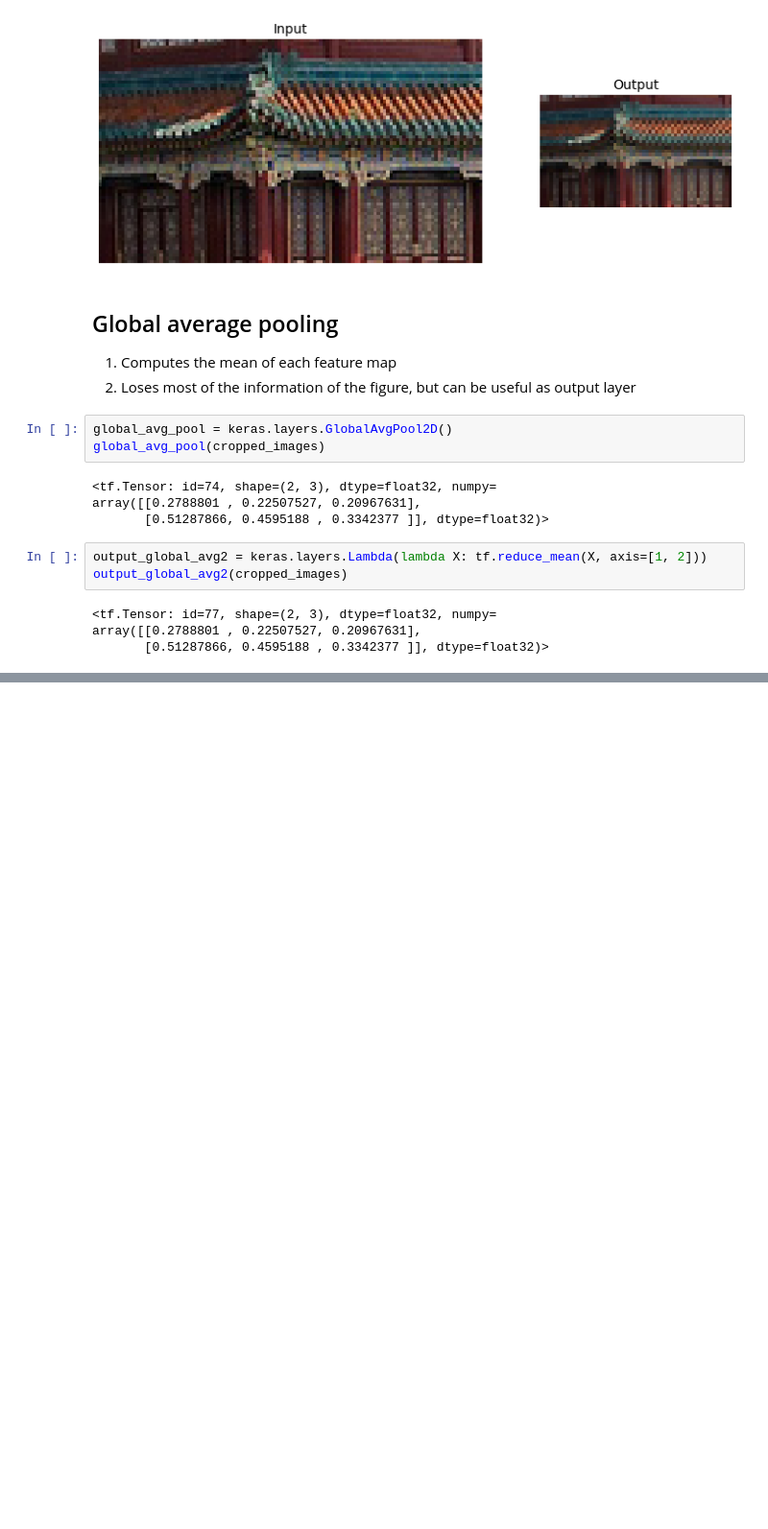
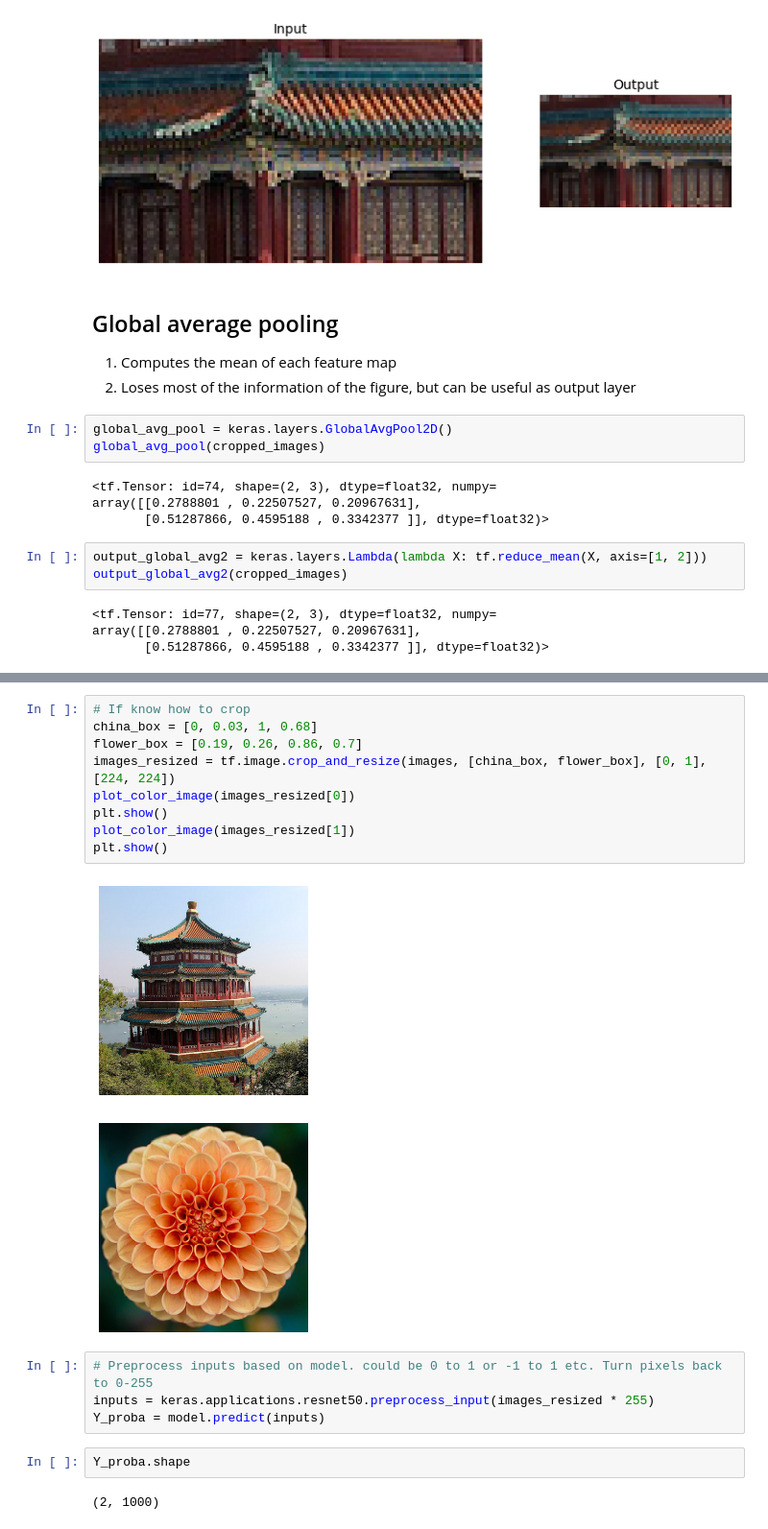
Before and after one commit to adibhandari/neural_nets_101, a Jupyter notebook: src/CNN.ipynb, the cells around one changed output, grey strips where cells are left out. Shown at 96% size. Saved outputs shown, nothing was run; the diff lists cells and outputs as text; blank space fills up the shorter version.

Commit message:
Added classification with pretrained models

```diff
--- a/src/CNN.ipynb
+++ b/src/CNN.ipynb
@@ -209,0 +388,20 @@ array([[0.2788801 , 0.22507527, 0.20967631],
+# %%
+# If know how to crop
+china_box = [0, 0.03, 1, 0.68]
+flower_box = [0.19, 0.26, 0.86, 0.7]
+images_resized = tf.image.crop_and_resize(images, [china_box, flower_box], [0, 1], [224, 224])
+plot_color_image(images_resized[0])
+plt.show()
+plot_color_image(images_resized[1])
+plt.show()
+# %% [output]
+[figure, added]
+[figure, added]
+# %%
+# Preprocess inputs based on model. could be 0 to 1 or -1 to 1 etc. Turn pixels back to 0-255
+inputs = keras.applications.resnet50.preprocess_input(images_resized * 255)
+Y_proba = model.predict(inputs)
+# %%
+Y_proba.shape
+# %% [output]
+(2, 1000)
```
Also changed, not shown: parts of 39 cells of this notebook.
